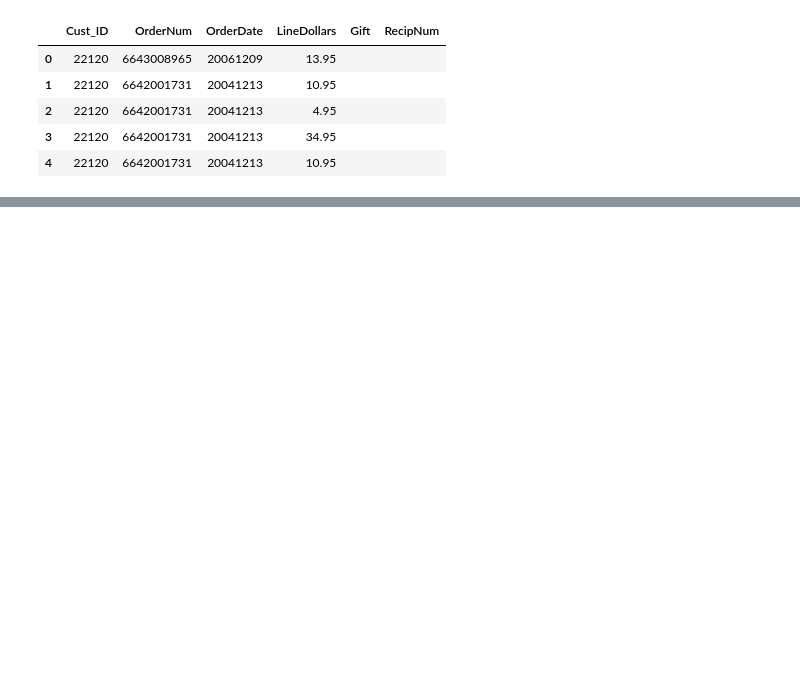
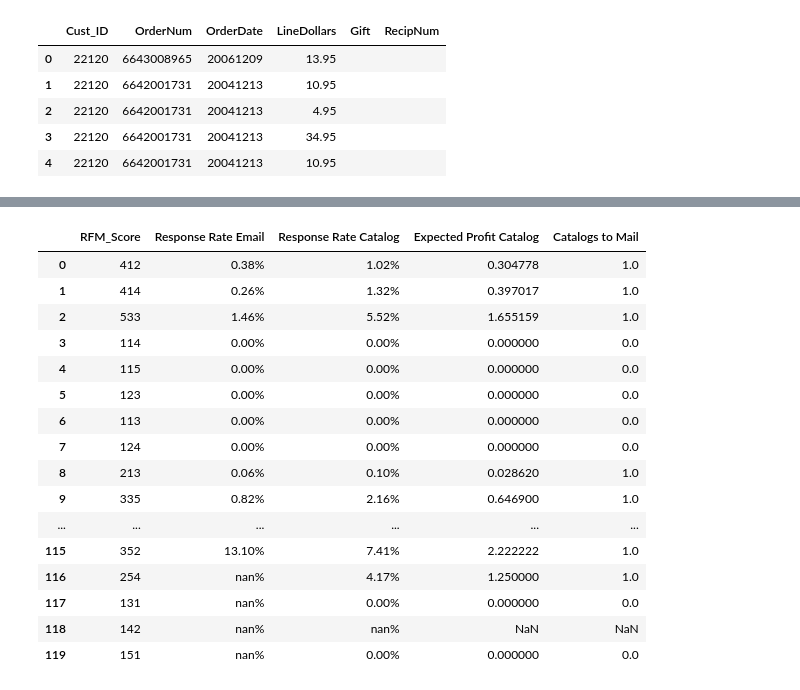
Before and after one commit to YassineOudghiri/dma-group-assignment-1, a Jupyter notebook: code.ipynb, the cells around one changed output, grey strips where cells are left out. Cells and saved outputs as stored; diff of their text form; code cells hidden in the pictures; blank space fills up the shorter version.

```diff
--- a/code.ipynb
+++ b/code.ipynb
@@ -464,0 +577,26 @@ line_items = line_items.groupby(['Cust_ID', 'OrderDate']).agg({'LineDollars': 's
+# %%
+# Now that we have the RFM scores, we can compute the response rate for each RFM cell.
+#We will have a column for the email response rate and another for the catalog response rate.
+
+# Create a DataFrame to store the response rates
+response_rates = pd.DataFrame(columns=['RFM_Score', 'Response Rate Email', 'Response Rate Catalog'])
+
+# Calculate the response rate for each RFM cell. We'll use the linear attribution model with a 7-day window.
+# For example, for every customer whith RFM = 555, we calculate the number of emails/catalog sent to them and the number of orders placed within 7 days of the contact.
+# We use the RFM_Score column as the index for the response_rates DataFrame.
+
+# Iterate over each RFM cell
+for i in rfm['RFM_Score'].unique():
+    # Filter the RFM DataFrame for the current RFM cell
+    rfm_sub = rfm[rfm['RFM_Score'] == i]
+
+    # Filter the email contacts DataFrame for the current RFM cell
+    contact_e_sub = contact_e[contact_e['Cust_ID'].isin(rfm_sub.index)]
+    contact_c_sub = contact_c[contact_c['Cust_ID'].isin(rfm_sub.index)]
+
+    # Calculate the linear response rate for the current RFM cell
+    response_rate_email = calculate_linear_response_rate(contact_e_sub, order_sub, 'email', 7)
+    response_rate_catalog = calculate_linear_response_rate(contact_c_sub, order_sub, 'catalog', 7)
+
+    # Append the RFM score and response rate to the response_rates DataFrame
+    response_rates = response_rates.append({'RFM_Score': i, 'Response Rate Email': response_rate_email, 'Response Rate Catalog':response_rate_catalog}, ignore_index=True)
@@ -464,0 +623,34 @@ line_items = line_items.groupby(['Cust_ID', 'OrderDate']).agg({'LineDollars': 's
+# %%
+# Now we'll make a decision on how many catalogs to mail based on an estimate of ROI of the campaign. It costs a normalized $1 per mailing and an average profit of $30 per purchase)
+# The average revenue for catalog mailing would be $31.
+# We'll calculate the expected profit for each RFM cell and then decide how many catalogs to mail based on the expected profit.
+
+# Calculate the expected profit for each RFM cell
+response_rates['Expected Profit Catalog'] = response_rates['Response Rate Catalog'] * 30
+
+# Calculate the number of catalogs to mail based on the expected profit
+response_rates['Catalogs to Mail'] = np.ceil(response_rates['Expected Profit Catalog'] / 31)
+
+#Format response rates in percentages
+response_rates['Response Rate Email'] = response_rates['Response Rate Email'].apply(lambda x: f"{x:.2%}")
+response_rates['Response Rate Catalog'] = response_rates['Response Rate Catalog'].apply(lambda x: f"{x:.2%}")
+
+response_rates
+# %% [output]
+|  | RFM_Score | Response Rate Email | Response Rate Catalog | Expected Profit Catalog | Catalogs to Mail |
+| 0 | 412 | 0.38% | 1.02% | 0.304778 | 1.0 |
+| 1 | 414 | 0.26% | 1.32% | 0.397017 | 1.0 |
+| 2 | 533 | 1.46% | 5.52% | 1.655159 | 1.0 |
+| 3 | 114 | 0.00% | 0.00% | 0.000000 | 0.0 |
+| 4 | 115 | 0.00% | 0.00% | 0.000000 | 0.0 |
+| 5 | 123 | 0.00% | 0.00% | 0.000000 | 0.0 |
+| 6 | 113 | 0.00% | 0.00% | 0.000000 | 0.0 |
+| 7 | 124 | 0.00% | 0.00% | 0.000000 | 0.0 |
+| 8 | 213 | 0.06% | 0.10% | 0.028620 | 1.0 |
+| 9 | 335 | 0.82% | 2.16% | 0.646900 | 1.0 |
+| ... | ... | ... | ... | ... | ... |
+| 115 | 352 | 13.10% | 7.41% | 2.222222 | 1.0 |
+| 116 | 254 | nan% | 4.17% | 1.250000 | 1.0 |
+| 117 | 131 | nan% | 0.00% | 0.000000 | 0.0 |
+| 118 | 142 | nan% | nan% | NaN | NaN |
+| 119 | 151 | nan% | 0.00% | 0.000000 | 0.0 |
```
Also changed, not shown: parts of 10 cells of this notebook.
